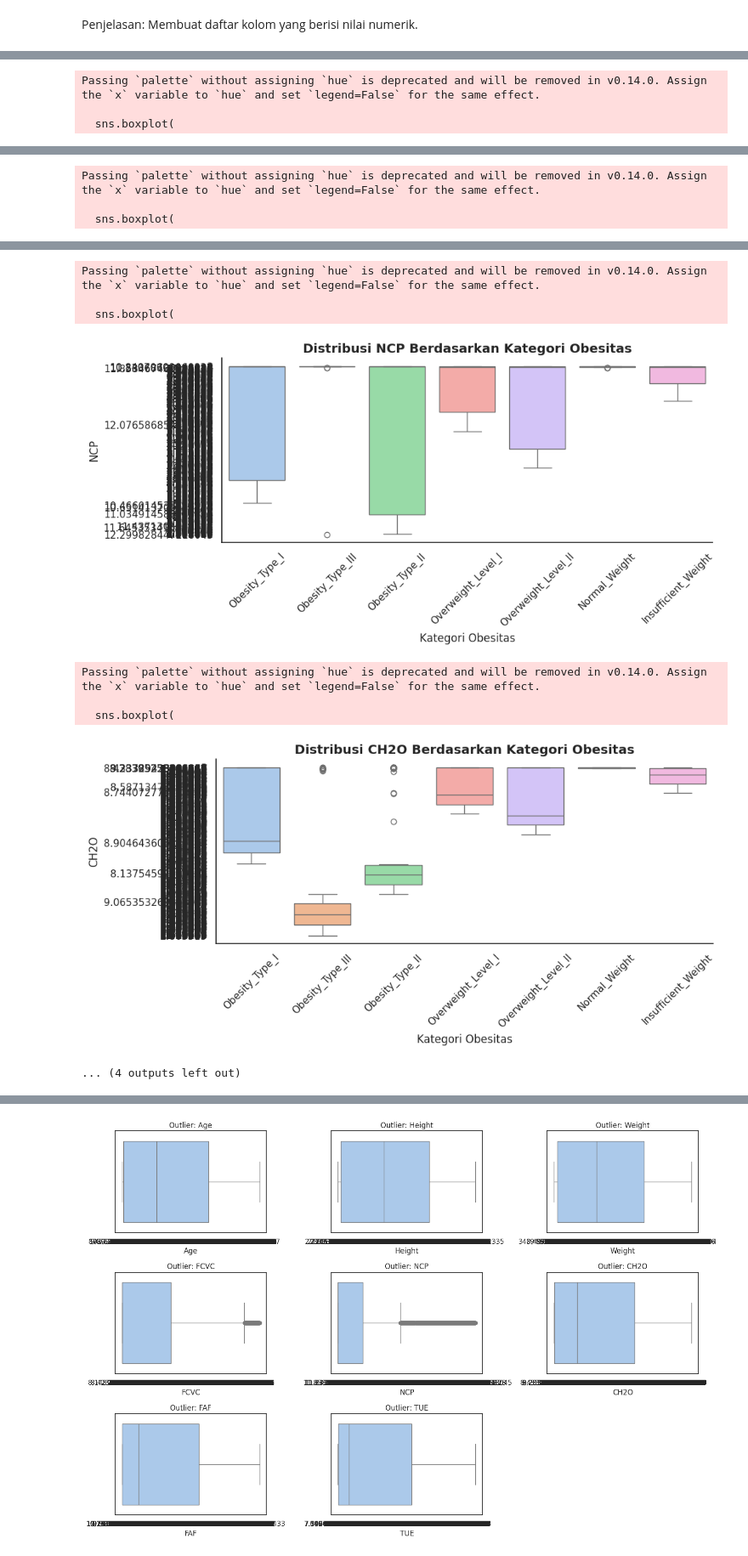
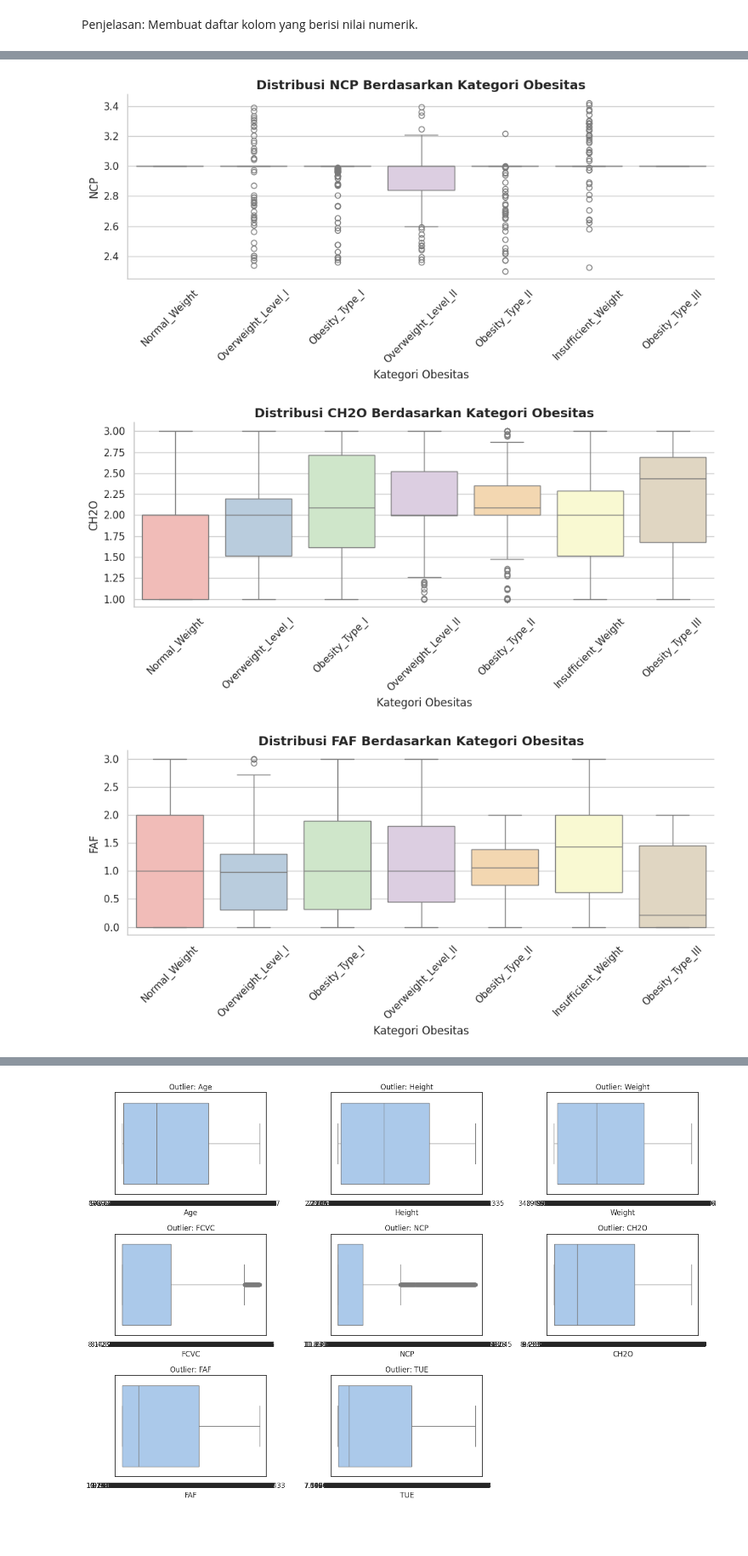
Before and after one commit to EfandraEka/CAPSTONE-PROJECT_Minggu1, a Jupyter notebook: CAPSTONE_PROJECT_BENGKOD.ipynb, the cells around one changed output, grey strips where cells are left out. Shown at 85% size. Cells and saved outputs as stored; diff of their text form; code cells hidden in the pictures; blank space fills up the shorter version.

```diff
--- a/CAPSTONE_PROJECT_BENGKOD.ipynb
+++ b/CAPSTONE_PROJECT_BENGKOD.ipynb
@@ -210,33 +233,41 @@ numerical_cols = ['Age', 'Height', 'Weight', 'FCVC', 'NCP', 'CH2O', 'FAF', 'TUE'
 Penjelasan:
 Membuat daftar kolom yang berisi nilai numerik.
 # %%
-# Membuat boxplot dari setiap fitur numerik berdasarkan kelas obesitas
-# Set latar belakang putih bersih untuk semua plot
-sns.set(style="white", palette="pastel")
+import seaborn as sns
+import matplotlib.pyplot as plt
 
-# Buat boxplot tiap fitur numerik terhadap kategori obesitas
+# Set latar belakang putih bersih dan palet warna soft
+sns.set(style="whitegrid")
+
+# Loop untuk menampilkan boxplot untuk setiap fitur numerik
 for col in numerical_cols:
-    plt.figure(figsize=(10, 5))  # Ukuran plot
+    plt.figure(figsize=(10, 5))
+
+    # Gunakan hue yang sama dengan x untuk menghindari future warning
     sns.boxplot(
         data=df,
         x='NObeyesdad',
         y=col,
-        order=df['NObeyesdad'].value_counts().index,
-        palette="pastel"  # Gunakan palet warna soft
+        hue='NObeyesdad',         # Tambahkan hue untuk menghindari warning
+        dodge=False,              # Supaya satu warna per kategori
+        palette='Pastel1',
+        legend=False              # Hilangkan legend ganda
     )
 
-    # Judul dan label sumbu
-    plt.title(f"Distribusi {col} Berdasarkan Kategori Obesitas", fontsize=14, fontweight='bold')
-    plt.xlabel("Kategori Obesitas", fontsize=12)
+    # Tambahkan judul dan label sumbu
+    plt.title(f'Distribusi {col} Berdasarkan Kategori Obesitas', fontsize=14, fontweight='bold')
+    plt.xlabel('Kategori Obesitas', fontsize=12)
     plt.ylabel(col, fontsize=12)
 
-    # Rotasi label agar tidak bertumpuk
+    # Rotasi label x agar terbaca
     plt.xticks(rotation=45)
 
-    # Hapus garis tepi agar tampilan lebih clean
+    # Hapus garis tepi
     sns.despine()
 
-    # Tampilkan plot
+    # Tata letak agar tidak terpotong
     plt.tight_layout()
+
+    # Tampilkan visualisasi
     plt.show()
 # %% [output]
@@ -251,3 +275,0 @@ Passing `palette` without assigning `hue` is deprecated and will be removed in v
-Passing `palette` without assigning `hue` is deprecated and will be removed in v0.14.0. Assign the `x` variable to `hue` and set `legend=False` for the same effect.
-
-  sns.boxplot(
@@ -255,3 +276,0 @@ Passing `palette` without assigning `hue` is deprecated and will be removed in v
-Passing `palette` without assigning `hue` is deprecated and will be removed in v0.14.0. Assign the `x` variable to `hue` and set `legend=False` for the same effect.
-
-  sns.boxplot(
@@ -259,9 +278,3 @@ Passing `palette` without assigning `hue` is deprecated and will be removed in v
-Passing `palette` without assigning `hue` is deprecated and will be removed in v0.14.0. Assign the `x` variable to `hue` and set `legend=False` for the same effect.
-
-  sns.boxplot(
-[figure, old version]
+[figure, new version]
-Passing `palette` without assigning `hue` is deprecated and will be removed in v0.14.0. Assign the `x` variable to `hue` and set `legend=False` for the same effect.
-
-  sns.boxplot(
-[figure, old version]
+[figure, new version]
-... (4 outputs left out)
+[figure, added]
```
Also changed, not shown: parts of 4 cells of this notebook.
